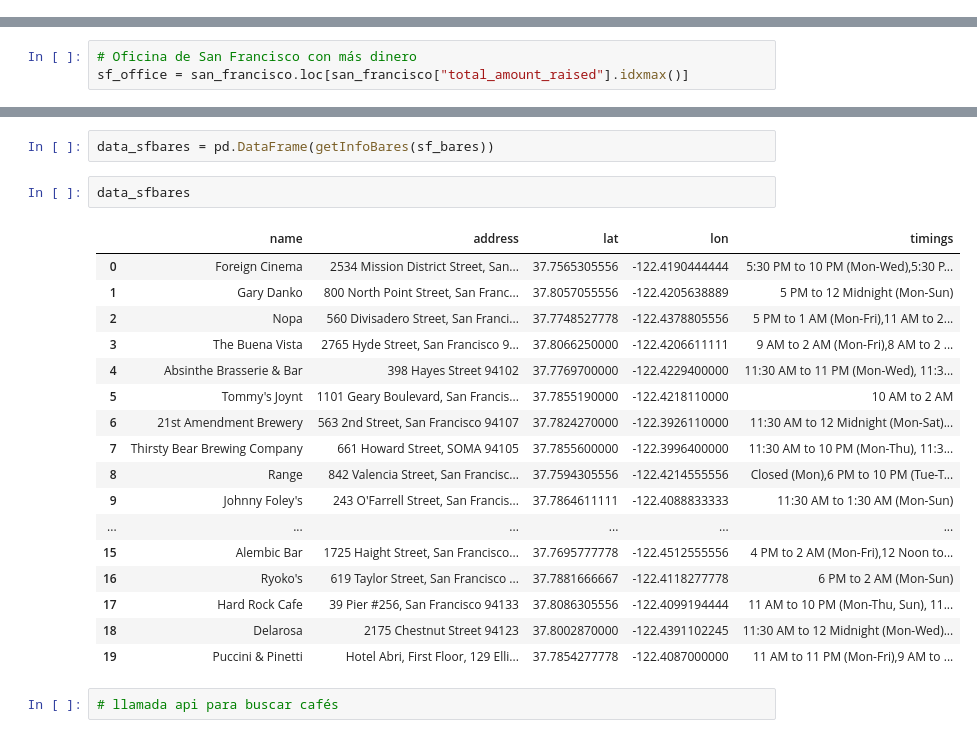
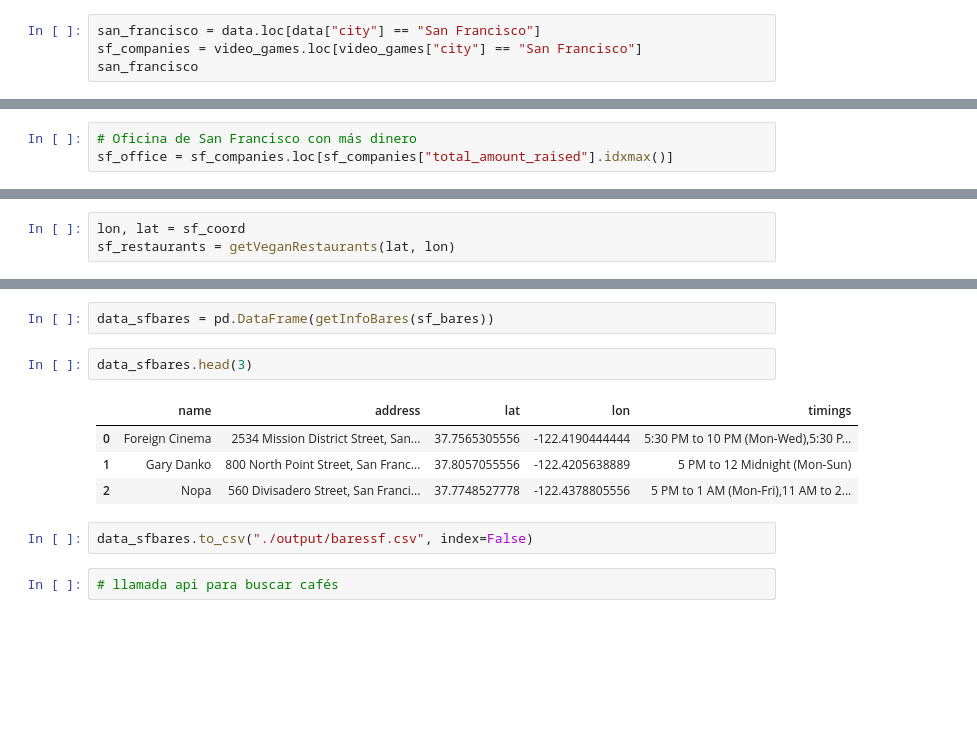
Before and after one commit to inespchavarri/pymongo-project, a Jupyter notebook: near.ipynb, the cells around one changed output, grey strips where cells are left out. Saved outputs shown, nothing was run; the diff lists cells and outputs as text; blank space fills up the shorter version.

```diff
--- a/near.ipynb
+++ b/near.ipynb
@@ -62,0 +58,4 @@ seattle = video_games.loc[video_games["city"] == "Seattle"]
+# %%
+san_francisco = data.loc[data["city"] == "San Francisco"]
+sf_companies = video_games.loc[video_games["city"] == "San Francisco"]
+san_francisco
@@ -63,6 +80,6 @@ seattle = video_games.loc[video_games["city"] == "Seattle"]
 # %%
 # Oficina de San Francisco con más dinero
-sf_office = san_francisco.loc[san_francisco["total_amount_raised"].idxmax()]
+sf_office = sf_companies.loc[sf_companies["total_amount_raised"].idxmax()]
 # %%
 # Coordenadas de la oficina de San Francisco
 sf_coord = (sf_office["longitude"], sf_office["latitude"])
@@ -114,3 +120,6 @@ restaurants = data.apply(lambda x: getVeganRestaurants(x["latitude"], x["longitu
+# %%
+lon, lat = sf_coord
+sf_restaurants = getVeganRestaurants(lat, lon)
 # %%
 def getInfoRestaurants(data):
 
@@ -201,25 +183,14 @@ def getInfoBares(data):
 # %%
 data_sfbares = pd.DataFrame(getInfoBares(sf_bares))
 # %%
-data_sfbares
+data_sfbares.head(3)
 # %% [output]
 |  | name | address | lat | lon | timings |
 | 0 | Foreign Cinema | 2534 Mission District Street, San... | 37.7565305556 | -122.4190444444 | 5:30 PM to 10 PM (Mon-Wed),5:30 P... |
 | 1 | Gary Danko | 800 North Point Street, San Franc... | 37.8057055556 | -122.4205638889 | 5 PM to 12 Midnight (Mon-Sun) |
 | 2 | Nopa | 560 Divisadero Street, San Franci... | 37.7748527778 | -122.4378805556 | 5 PM to 1 AM (Mon-Fri),11 AM to 2... |
-| 3 | The Buena Vista | 2765 Hyde Street, San Francisco 9... | 37.8066250000 | -122.4206611111 | 9 AM to 2 AM (Mon-Fri),8 AM to 2 ... |
-| 4 | Absinthe Brasserie & Bar | 398 Hayes Street 94102 | 37.7769700000 | -122.4229400000 | 11:30 AM to 11 PM (Mon-Wed), 11:3... |
-| 5 | Tommy's Joynt | 1101 Geary Boulevard, San Francis... | 37.7855190000 | -122.4218110000 | 10 AM to 2 AM |
-| 6 | 21st Amendment Brewery | 563 2nd Street, San Francisco 94107 | 37.7824270000 | -122.3926110000 | 11:30 AM to 12 Midnight (Mon-Sat)... |
-| 7 | Thirsty Bear Brewing Company | 661 Howard Street, SOMA 94105 | 37.7855600000 | -122.3996400000 | 11:30 AM to 10 PM (Mon-Thu), 11:3... |
-| 8 | Range | 842 Valencia Street, San Francisc... | 37.7594305556 | -122.4214555556 | Closed (Mon),6 PM to 10 PM (Tue-T... |
-| 9 | Johnny Foley's | 243 O'Farrell Street, San Francis... | 37.7864611111 | -122.4088833333 | 11:30 AM to 1:30 AM (Mon-Sun) |
-| ... | ... | ... | ... | ... | ... |
-| 15 | Alembic Bar | 1725 Haight Street, San Francisco... | 37.7695777778 | -122.4512555556 | 4 PM to 2 AM (Mon-Fri),12 Noon to... |
-| 16 | Ryoko's | 619 Taylor Street, San Francisco ... | 37.7881666667 | -122.4118277778 | 6 PM to 2 AM (Mon-Sun) |
-| 17 | Hard Rock Cafe | 39 Pier #256, San Francisco 94133 | 37.8086305556 | -122.4099194444 | 11 AM to 10 PM (Mon-Thu, Sun), 11... |
-| 18 | Delarosa | 2175 Chestnut Street 94123 | 37.8002870000 | -122.4391102245 | 11:30 AM to 12 Midnight (Mon-Wed)... |
-| 19 | Puccini & Pinetti | Hotel Abri, First Floor, 129 Elli... | 37.7854277778 | -122.4087000000 | 11 AM to 11 PM (Mon-Fri),9 AM to ... |
+# %%
+data_sfbares.to_csv("./output/baressf.csv", index=False)
 # %%
 # llamada api para buscar cafés
 # %%
```
Also changed, not shown: parts of 31 cells of this notebook, 1 other file.
